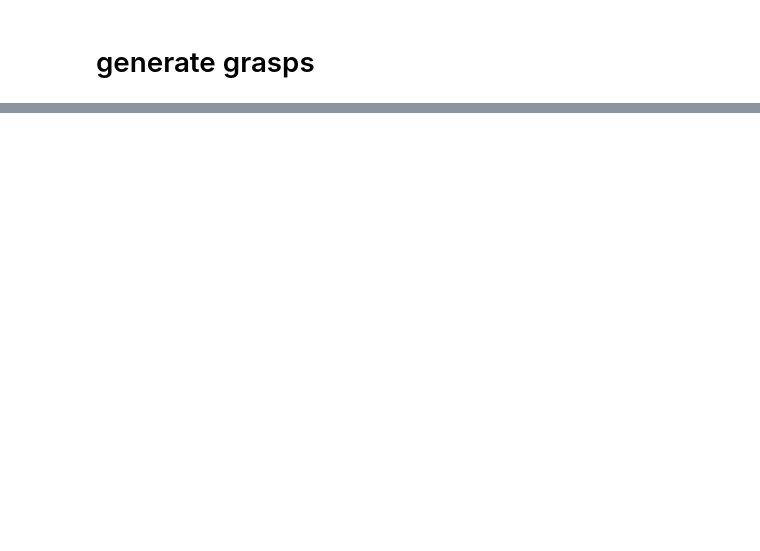
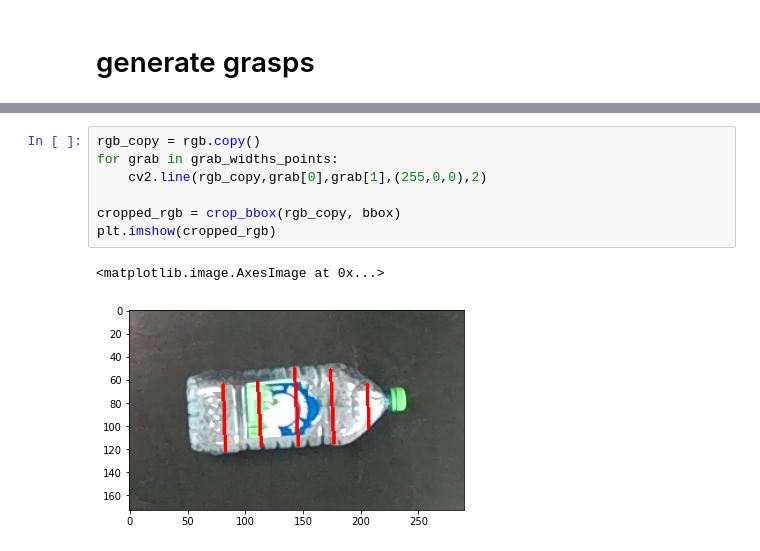
Before and after one commit to vladushked/robotic-grasping, a Jupyter notebook: generate_grasps_for_dataset.ipynb, the cells around one changed output, grey strips where cells are left out. Saved outputs shown, nothing was run; the diff lists cells and outputs as text; blank space fills up the shorter version.

```diff
--- a/generate_grasps_for_dataset.ipynb
+++ b/generate_grasps_for_dataset.ipynb
@@ -146,0 +176,10 @@ for pt in zip(*line(cols-1,righty,0,lefty)):
+# %%
+rgb_copy = rgb.copy()
+for grab in grab_widths_points:
+    cv2.line(rgb_copy,grab[0],grab[1],(255,0,0),2)
+
+cropped_rgb = crop_bbox(rgb_copy, bbox)
+plt.imshow(cropped_rgb)
+# %% [output]
+<matplotlib.image.AxesImage at 0x...>
+[figure, added]
```
Also changed, not shown: parts of 20 cells of this notebook.
